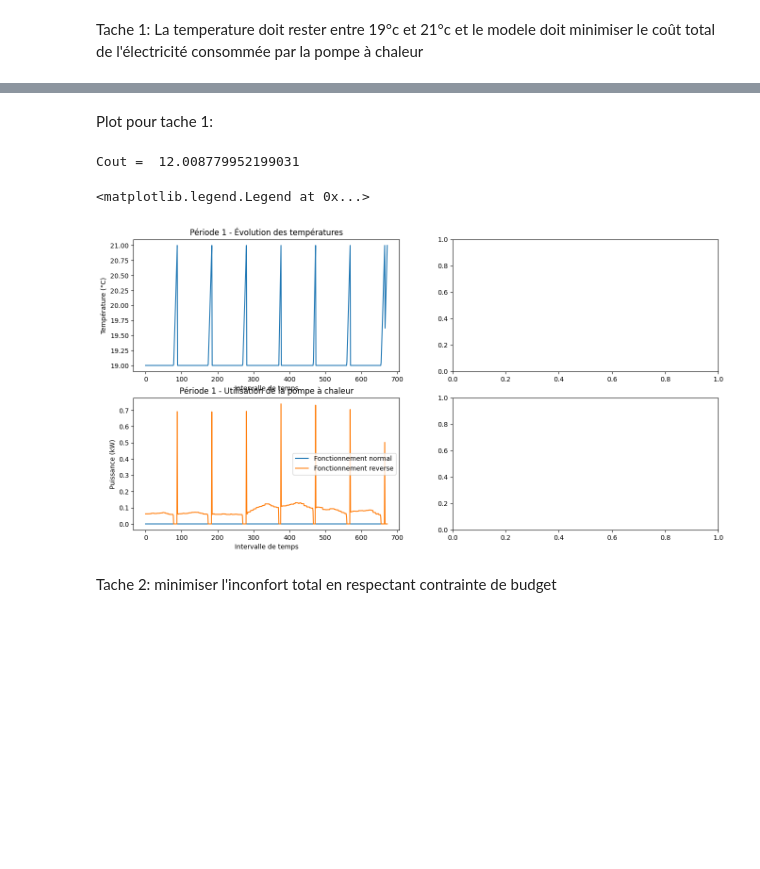
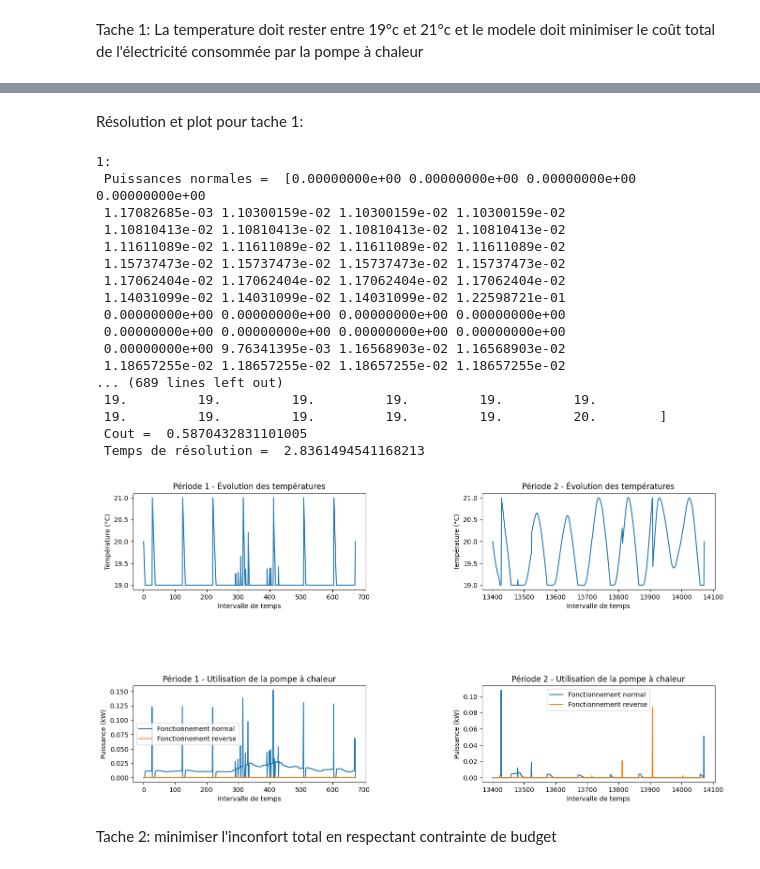
Before and after one commit to Iss25/Opti_Groupe_5, a Jupyter notebook: code_iss.ipynb, the cells around one changed output, grey strips where cells are left out. Saved outputs shown, nothing was run; the diff lists cells and outputs as text; code cells hidden in the pictures; blank space fills up the shorter version.

```diff
--- a/code_iss.ipynb
+++ b/code_iss.ipynb
@@ -15,7 +15,7 @@ nb_intervalles = 672 #nombres d'intervalles de 15 minutes sur 7 jours
 temperatures_ext = np.load("Temperatures-Montreal.npy") # donées des températures à Montreal
 
 eta = 0.99 # coefficient relatif à l'isolation
-capacite_calorifique = 2.5 * 360 #kWh pour chauffer de 1°c
+capacite_calorifique = 2.5 #kWh pour chauffer de 1°c le batiment qui fait 360 m³
 
 T_min = 19 #Température minimale du batimenta
 T_max = 21 #Température maximale du batiment
@@ -98,36 +96,91 @@ This code path has been hit 20 times so far.
 
   warnings.warn(msg, UserWarning)
 # %% [markdown]
-Plot pour tache 1:
+Résolution et plot pour tache 1:
 # %%
+start_time1 = time.time()
+
+##Résolution 1 :
+problem1 = cp.Problem(cp.Minimize(cost), contraintes_1)
+first =problem1.solve(solver=cp.SCIPY, scipy_options={"method": "highs"})
+temps_calcul1 = time.time() - start_time1
+
 ##Récupération des valeurs :
 
-#print("1:", "\n","Puissances normales = ", P_chauff.value, "\n", "Puissances reverses = ", P_refroid.value,"\n", "Températures internes = ", T_int.value, "\n",
-#      "Cout = ", problem1.value,"\n", "Temps de résolution = ", temps_calcul1)
-print("Cout = ", problem1.value)
+print("1:", "\n","Puissances normales = ", P_chauff.value, "\n", "Puissances reverses = ", P_refroid.value,"\n", "Températures internes = ", T_int.value, "\n",
+      "Cout = ", problem1.value,"\n", "Temps de résolution = ", temps_calcul1)
 
 # Graphique de l'évolution des températures
 fig, axs = plt.subplots(nrows=2, ncols=2, figsize=(16, 8))
 x = np.linspace(0, 672, 672)
 
 axs[0][0].plot(x,T_int.value)
 axs[0][0].set_title("Période 1 - Évolution des températures")
 axs[0][0].set_xlabel("Intervalle de temps")
 axs[0][0].set_ylabel("Température (°C)")
 
 # Graphique représentant l'utilisation de la pompe à chaleur
 
 x = np.linspace(0, 672, 672)
 
 axs[1][0].plot(x, P_chauff.value, label="Fonctionnement normal")
 axs[1][0].plot(x, P_refroid.value, label="Fonctionnement reverse")
 axs[1][0].set_title("Période 1 - Utilisation de la pompe à chaleur")
 axs[1][0].set_xlabel("Intervalle de temps")
 axs[1][0].set_ylabel("Puissance (kW)")
 axs[1][0].legend()
+
+
+##Résolution 2 :
+
+start_time2 = time.time()
+
+problem2 = cp.Problem(cp.Minimize(cost), contraintes_2)
+second= problem2.solve(solver=cp.SCIPY, scipy_options={"method": "highs"})
+
+temps_calcul2 = time.time() - start_time2
+
+print("Puissances normales = ", P_chauff.value, "\n", "Puissances reverses = ", P_refroid.value,"\n", "Températures internes = ", T_int.value, "\n",
+      "Cout = ", problem2.value,"\n", "Temps de résolution = ", temps_calcul2)
+
+# Graphique de l'évolution des températures
+x = np.linspace(13400, 13400+672, 672)
+
+axs[0][1].plot(x,T_int.value)
+axs[0][1].set_title("Période 2 - Évolution des températures")
+axs[0][1].set_xlabel("Intervalle de temps")
+axs[0][1].set_ylabel("Température (°C)")
+
+# Graphique représentant l'utilisation de la pompe à chaleur
+x = np.linspace(13400, 13400+672, 672)
+
+axs[1][1].plot(x, P_chauff.value, label="Fonctionnement normal")
+axs[1][1].plot(x, P_refroid.value, label="Fonctionnement reverse")
+axs[1][1].set_title("Période 2 - Utilisation de la pompe à chaleur")
+axs[1][1].set_xlabel("Intervalle de temps")
+axs[1][1].set_ylabel("Puissance (kW)")
+axs[1][1].legend()
+
+#Ajustement des graphs
+plt.subplots_adjust(wspace=0.5, hspace= 1)
 # %% [output]
-Cout =  12.008779952199031
+1:
+ Puissances normales =  [0.00000000e+00 0.00000000e+00 0.00000000e+00 0.00000000e+00
+ 1.17082685e-03 1.10300159e-02 1.10300159e-02 1.10300159e-02
+ 1.10810413e-02 1.10810413e-02 1.10810413e-02 1.10810413e-02
+ 1.11611089e-02 1.11611089e-02 1.11611089e-02 1.11611089e-02
+ 1.15737473e-02 1.15737473e-02 1.15737473e-02 1.15737473e-02
+ 1.17062404e-02 1.17062404e-02 1.17062404e-02 1.17062404e-02
+ 1.14031099e-02 1.14031099e-02 1.14031099e-02 1.22598721e-01
+ 0.00000000e+00 0.00000000e+00 0.00000000e+00 0.00000000e+00
+ 0.00000000e+00 0.00000000e+00 0.00000000e+00 0.00000000e+00
+ 0.00000000e+00 9.76341395e-03 1.16568903e-02 1.16568903e-02
+ 1.18657255e-02 1.18657255e-02 1.18657255e-02 1.18657255e-02
+... (689 lines left out)
+ 19.         19.         19.         19.         19.         19.
+ 19.         19.         19.         19.         19.         20.        ]
+ Cout =  0.5870432831101005
+ Temps de résolution =  2.8361494541168213
-<matplotlib.legend.Legend at 0x...>
-[figure, old version]
+[figure, new version]
 # %% [markdown]
 Tache 2: minimiser l'inconfort total en respectant contrainte de budget
```
Also changed, not shown: parts of 5 cells of this notebook.
